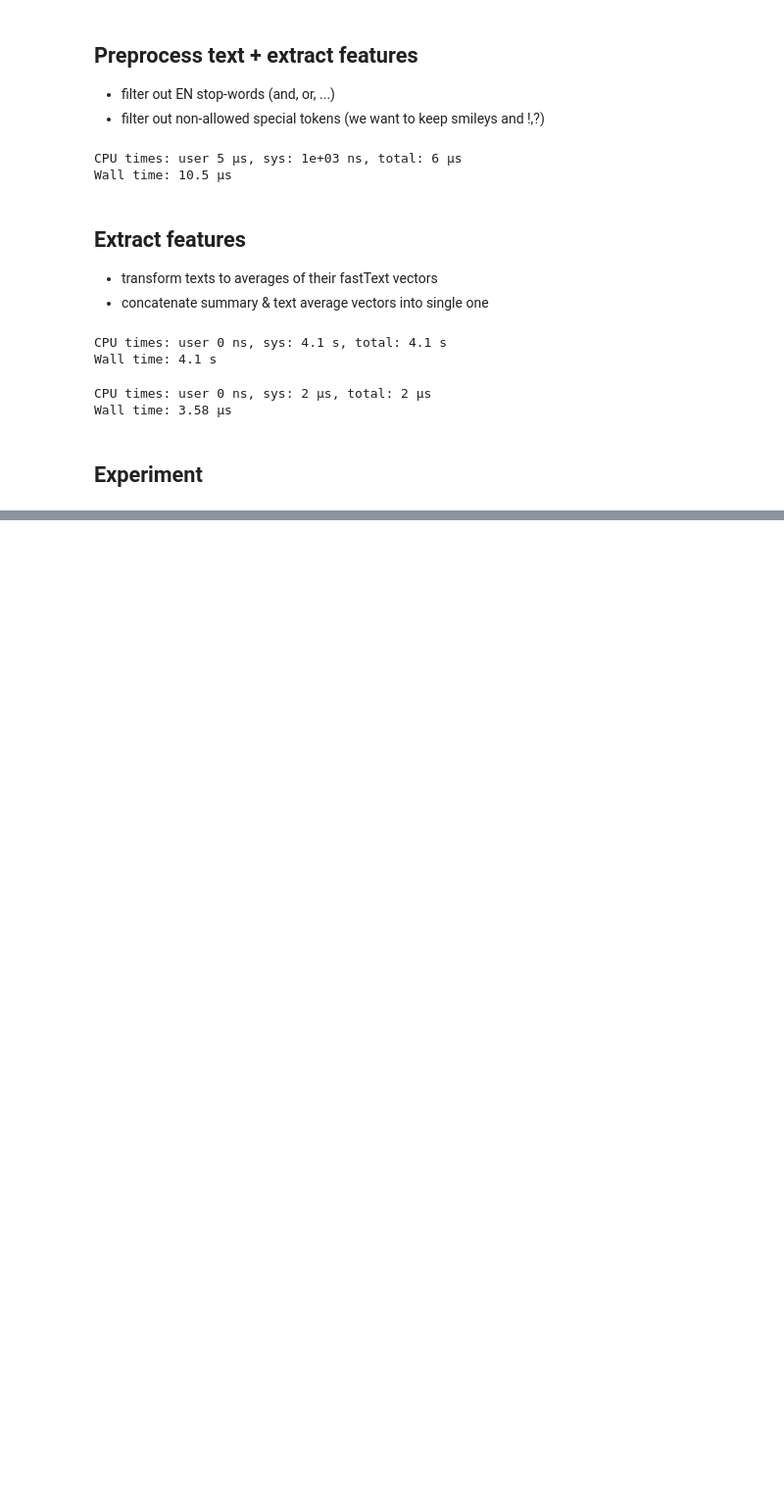
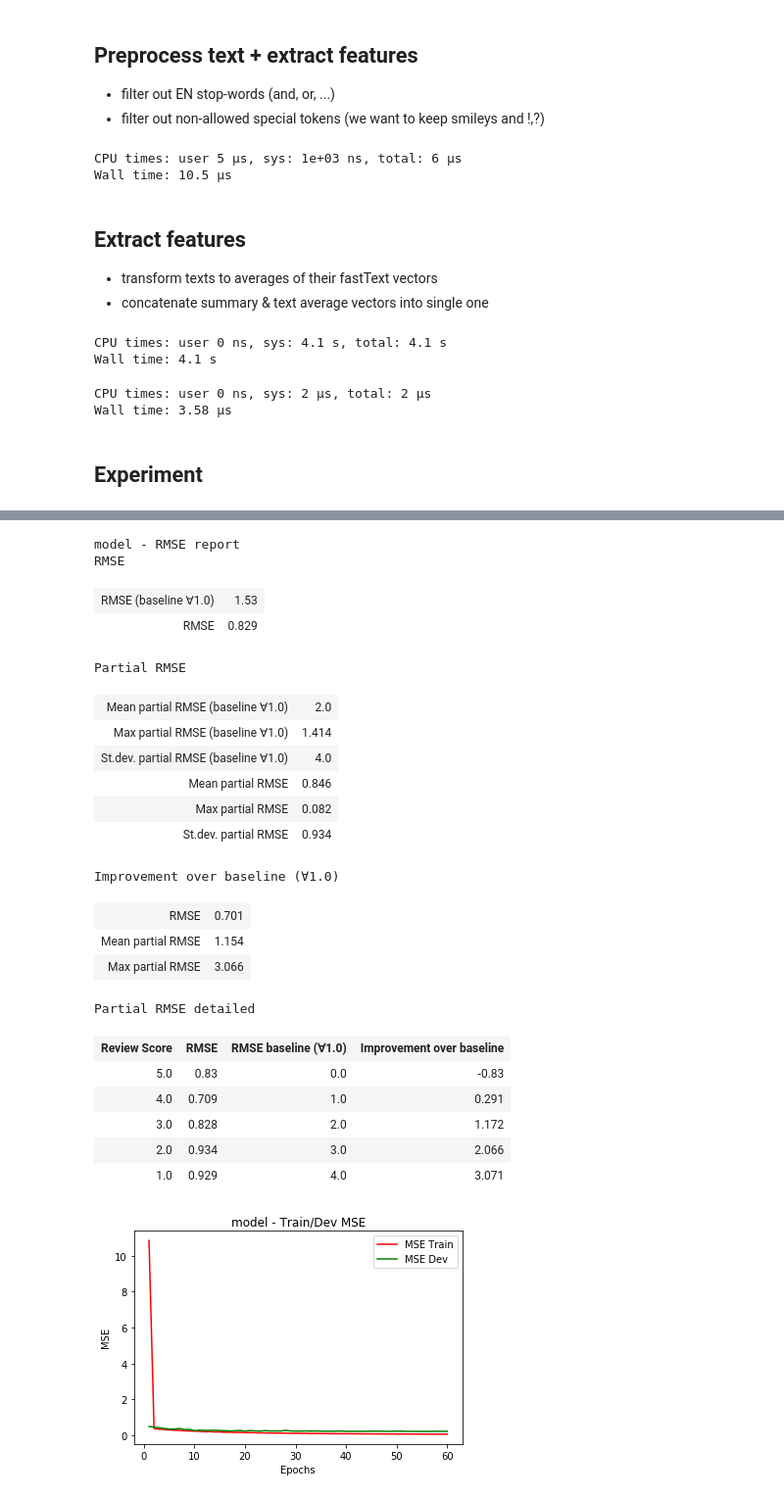
Before and after one commit to matejkvassay/test, a Jupyter notebook: nb/E5_fasttext_100_CNN_new_loss.ipynb, the cells around one changed output, grey strips where cells are left out. Shown: that part at 98% size. Drawn from its saved outputs; the diff is of its cells as text; code cells hidden in the pictures; blank space fills up the shorter version.

```diff
--- a/nb/E5_fasttext_100_CNN_new_loss.ipynb
+++ b/nb/E5_fasttext_100_CNN_new_loss.ipynb
@@ -190,5 +190,5 @@ def train_model(batch_size,learning_rate, epochs,steps):
                         callbacks=[tensorboard_callback])
     return model
 # %%
-model=experiment(learning_rate=0.04,epochs=30,batch_size=256,steps=300,name='model')
+model=experiment(learning_rate=0.04,epochs=60,batch_size=256,steps=300,name='model')
 # %% [output]
@@ -212,3 +212,26 @@ Epoch 15/30
+model - RMSE report
+RMSE
+| RMSE (baseline ∀1.0) | 1.53 |
+| RMSE | 0.829 |
+Partial RMSE
+| Mean partial RMSE (baseline ∀1.0) | 2.0 |
+| Max partial RMSE (baseline ∀1.0) | 1.414 |
+| St.dev. partial RMSE (baseline ∀1.0) | 4.0 |
+| Mean partial RMSE | 0.846 |
+| Max partial RMSE | 0.082 |
+| St.dev. partial RMSE | 0.934 |
+Improvement over baseline (∀1.0)
+| RMSE | 0.701 |
+| Mean partial RMSE | 1.154 |
+| Max partial RMSE | 3.066 |
+Partial RMSE detailed
+| Review Score | RMSE | RMSE baseline (∀1.0) | Improvement over baseline |
+| 5.0 | 0.83 | 0.0 | -0.83 |
+| 4.0 | 0.709 | 1.0 | 0.291 |
+| 3.0 | 0.828 | 2.0 | 1.172 |
+| 2.0 | 0.934 | 3.0 | 2.066 |
+| 1.0 | 0.929 | 4.0 | 3.071 |
+[figure, added]
 # %%
 model.summary()
 # %% [output]
```
Also changed, not shown: parts of 4 cells of this notebook, 1 other file.
